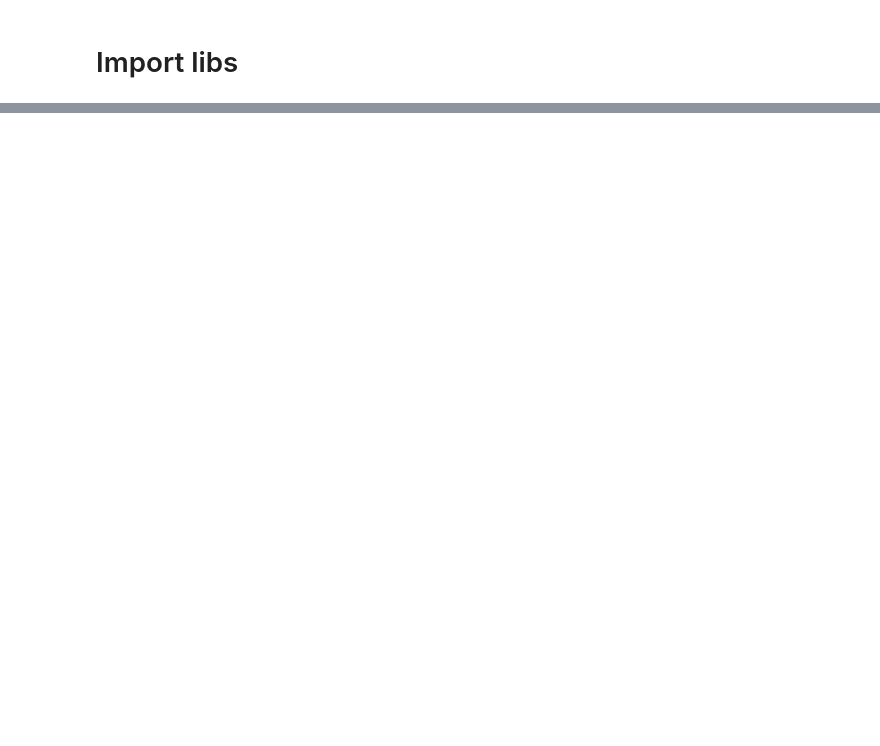
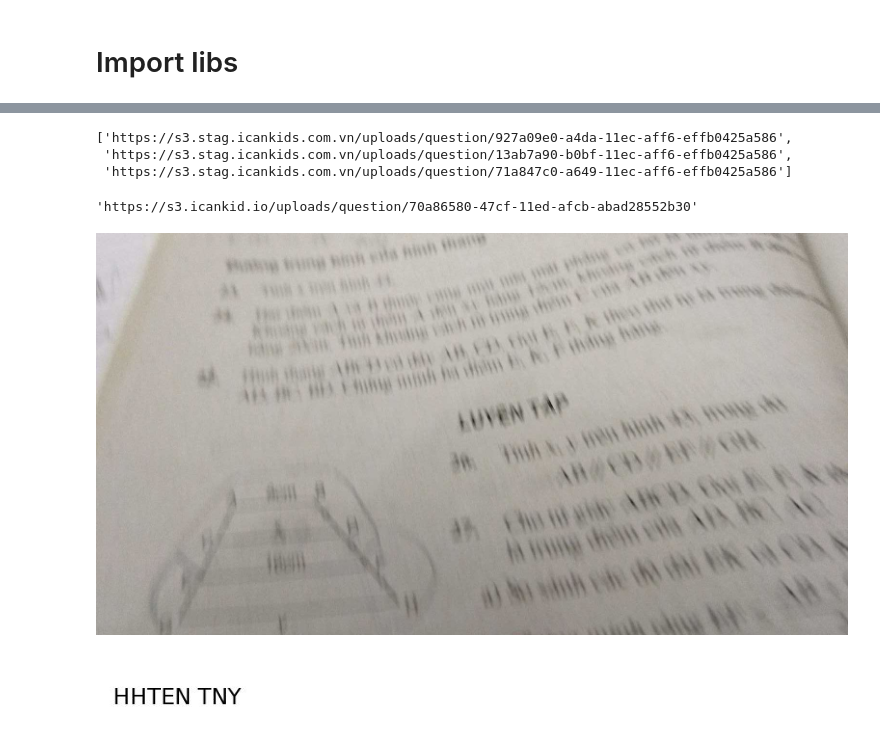
Before and after one commit to galaxyed/DS-Handover, a Jupyter notebook: ICM/API_checking.ipynb, the cells around one changed output, grey strips where cells are left out. Cells and saved outputs as stored; diff of their text form; code cells hidden in the pictures; blank space fills up the shorter version.

```diff
--- a/ICM/API_checking.ipynb
+++ b/ICM/API_checking.ipynb
@@ -25,0 +135,4 @@ request_API(post_url, {"image": image_url})
+# %%
+def request_API(post_url, payload):
+    r = requests.post(post_url, payload)
+    return r
@@ -25,0 +144,26 @@ request_API(post_url, {"image": image_url})
+# %%
+def images_render(org_urls, step = 15, stop = -2, check_time = True):
+    render_img = []
+    s = 'image_render'
+    t1 = time.time()
+    for url in org_urls:
+        result = request_API(post_url, {'image': url})
+        try:
+            idx = result.text.rindex(s)
+        except ValueError:
+            print('Substring not found')
+            print(url)
+            render_img.append('not_found')
+        else:
+            render_url = result.text[idx + step: stop]
+            render_img.append(render_url)
+    t2 = time.time()
+    times = t2 - t1
+    if check_time:
+        if times < 60:
+            print('Request took {:.2f}s.'.format(times))
+        else:
+            print('Request took {:.2f} minutes.'.format(times / 60))
+    return render_img
+# %%
+render_image = images_render(org_image)
@@ -25,0 +208,11 @@ request_API(post_url, {"image": image_url})
+# %%
+out_len = [x for x in org_image if len(x) > 75]
+out_len
+# %% [output]
+['https://s3.stag.icankids.com.vn/uploads/question/927a09e0-a4da-11ec-aff6-effb0425a586',
+ 'https://s3.stag.icankids.com.vn/uploads/question/13ab7a90-b0bf-11ec-aff6-effb0425a586',
+ 'https://s3.stag.icankids.com.vn/uploads/question/71a847c0-a649-11ec-aff6-effb0425a586']
+# %%
+org_image[75]
+# %% [output]
+'https://s3.icankid.io/uploads/question/70a86580-47cf-11ed-afcb-abad28552b30'
@@ -25,0 +230,12 @@ request_API(post_url, {"image": image_url})
+# %%
+def display_image(url_render):
+    import requests
+    import IPython.display as Disp
+    img1 = Disp.Image(requests.get(url_render).content)
+    display(img1)
+# %%
+display_image(org_image[0])
+display_image(render_image[0])
+# %% [output]
+[figure, added]
+[figure, added]
```
Also changed, not shown: parts of 26 cells of this notebook, 32 other files.
